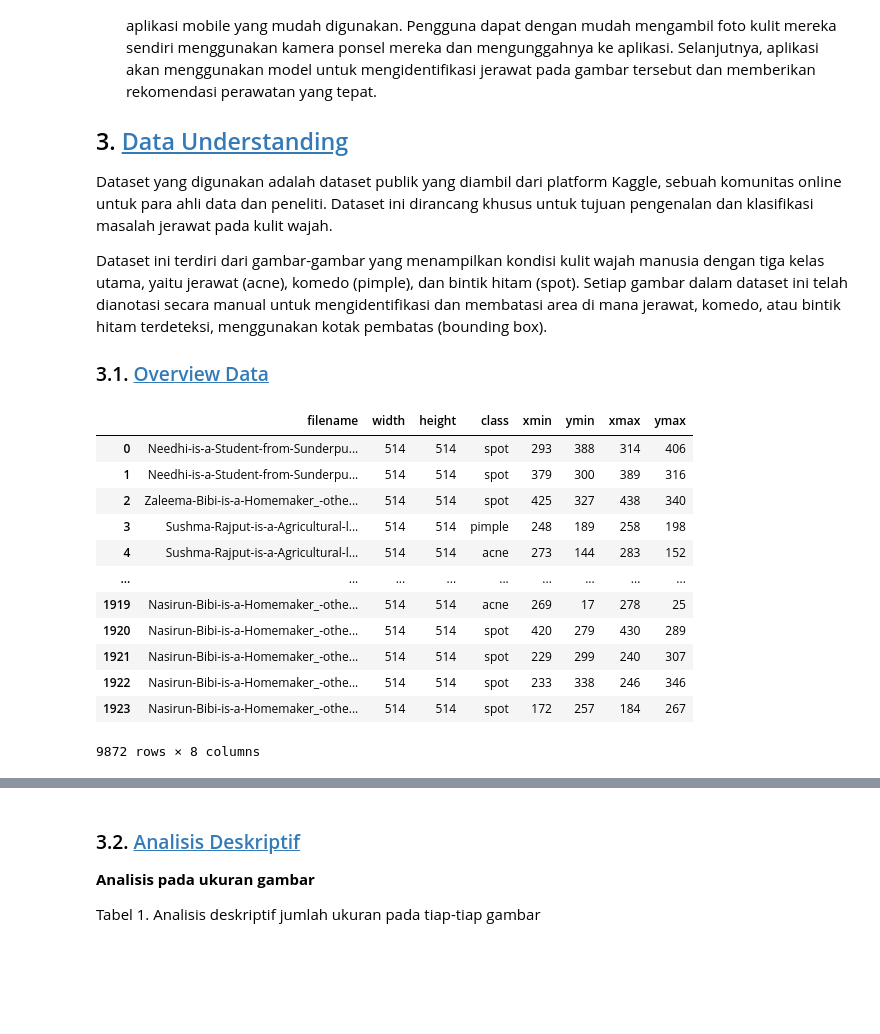
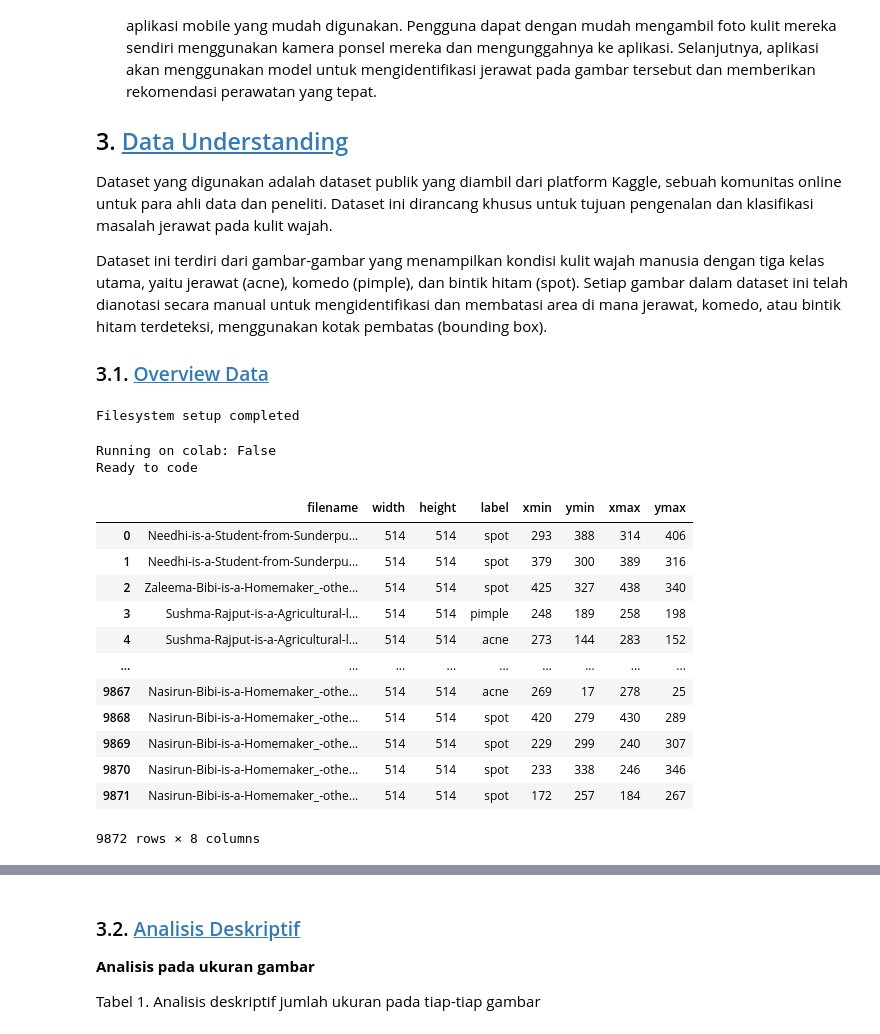
Before and after one commit to izzalDev/acne-classification, a Jupyter notebook: 1_technical_analysis.ipynb, the cells around one changed output, grey strips where cells are left out. Cells and saved outputs as stored; diff of their text form; code cells hidden in the pictures; blank space fills up the shorter version.

```diff
--- a/1_technical_analysis.ipynb
+++ b/1_technical_analysis.ipynb
@@ -55,26 +57,3 @@ Dataset yang digunakan adalah dataset publik yang diambil dari platform Kaggle,
 
 Dataset ini terdiri dari gambar-gambar yang menampilkan kondisi kulit wajah manusia dengan tiga kelas utama, yaitu jerawat (acne), komedo (pimple), dan bintik hitam (spot). Setiap gambar dalam dataset ini telah dianotasi secara manual untuk mengidentifikasi dan membatasi area di mana jerawat, komedo, atau bintik hitam terdeteksi, menggunakan kotak pembatas (bounding box).
 ### 3.1. <a id='toc3_1_'></a>[Overview Data](#toc0_)
-# %%
-import pandas as pd
-test = pd.read_csv('../datasets/raw/test/_annotations.csv')
-train = pd.read_csv('../datasets/raw/train/_annotations.csv')
-valid = pd.read_csv('../datasets/raw/valid/_annotations.csv')
-
-df = pd.concat([test, train, valid])
-df.to_csv('../datasets/raw/_annotations.csv', index=False)
-test
-# %% [output]
-|  | filename | width | height | class | xmin | ymin | xmax | ymax |
-| 0 | Needhi-is-a-Student-from-Sunderpu... | 514 | 514 | spot | 293 | 388 | 314 | 406 |
-| 1 | Needhi-is-a-Student-from-Sunderpu... | 514 | 514 | spot | 379 | 300 | 389 | 316 |
-| 2 | Zaleema-Bibi-is-a-Homemaker_-othe... | 514 | 514 | spot | 425 | 327 | 438 | 340 |
-| 3 | Sushma-Rajput-is-a-Agricultural-l... | 514 | 514 | pimple | 248 | 189 | 258 | 198 |
-| 4 | Sushma-Rajput-is-a-Agricultural-l... | 514 | 514 | acne | 273 | 144 | 283 | 152 |
-| ... | ... | ... | ... | ... | ... | ... | ... | ... |
-| 1919 | Nasirun-Bibi-is-a-Homemaker_-othe... | 514 | 514 | acne | 269 | 17 | 278 | 25 |
-| 1920 | Nasirun-Bibi-is-a-Homemaker_-othe... | 514 | 514 | spot | 420 | 279 | 430 | 289 |
-| 1921 | Nasirun-Bibi-is-a-Homemaker_-othe... | 514 | 514 | spot | 229 | 299 | 240 | 307 |
-| 1922 | Nasirun-Bibi-is-a-Homemaker_-othe... | 514 | 514 | spot | 233 | 338 | 246 | 346 |
-| 1923 | Nasirun-Bibi-is-a-Homemaker_-othe... | 514 | 514 | spot | 172 | 257 | 184 | 267 |
-9872 rows × 8 columns
@@ -85,2 +60,54 @@ for index, item in valid.iterrows():
+# %%
+# Filesystem setup
+try:
+    from dvc.api import DVCFileSystem
+    fs = DVCFileSystem(".")
+    print("Filesystem setup completed")
+except Exception:
+    %pip install dvc -q
+    from dvc.api import DVCFileSystem
+    fs = DVCFileSystem("https://dagshub.com/izzalDev/acne-classification")
+    print("Filesystem setup completed")
+# %% [output]
+Filesystem setup completed
+# %%
+# Check if running on colab
+try:
+    import google.colab
+    print("Running on colab: True\nInstalling requirements")
+    fs.get_file("requirements.txt","requirements.txt")
+    %pip install -r requirements.txt
+except ImportError:
+    print("Running on colab: False\nReady to code")
+# %% [output]
+Running on colab: False
+Ready to code
+# %%
+import matplotlib.pyplot as plt
+from torch.utils.data import Dataset
+from torchvision import transforms
+from PIL import Image
+import pandas as pd
+import torch
+import os
+
+labels_map = {'acne':0,'pimple':1,'spot':2}
+with fs.open('data/raw/_annotations.csv') as f:
+    df = pd.read_csv(f)
+df
+# %% [output]
+|  | filename | width | height | label | xmin | ymin | xmax | ymax |
+| 0 | Needhi-is-a-Student-from-Sunderpu... | 514 | 514 | spot | 293 | 388 | 314 | 406 |
+| 1 | Needhi-is-a-Student-from-Sunderpu... | 514 | 514 | spot | 379 | 300 | 389 | 316 |
+| 2 | Zaleema-Bibi-is-a-Homemaker_-othe... | 514 | 514 | spot | 425 | 327 | 438 | 340 |
+| 3 | Sushma-Rajput-is-a-Agricultural-l... | 514 | 514 | pimple | 248 | 189 | 258 | 198 |
+| 4 | Sushma-Rajput-is-a-Agricultural-l... | 514 | 514 | acne | 273 | 144 | 283 | 152 |
+| ... | ... | ... | ... | ... | ... | ... | ... | ... |
+| 9867 | Nasirun-Bibi-is-a-Homemaker_-othe... | 514 | 514 | acne | 269 | 17 | 278 | 25 |
+| 9868 | Nasirun-Bibi-is-a-Homemaker_-othe... | 514 | 514 | spot | 420 | 279 | 430 | 289 |
+| 9869 | Nasirun-Bibi-is-a-Homemaker_-othe... | 514 | 514 | spot | 229 | 299 | 240 | 307 |
+| 9870 | Nasirun-Bibi-is-a-Homemaker_-othe... | 514 | 514 | spot | 233 | 338 | 246 | 346 |
+| 9871 | Nasirun-Bibi-is-a-Homemaker_-othe... | 514 | 514 | spot | 172 | 257 | 184 | 267 |
+9872 rows × 8 columns
 # %%
 import matplotlib.pyplot as plt
```
Also changed, not shown: parts of 16 cells of this notebook, 8 other files.
